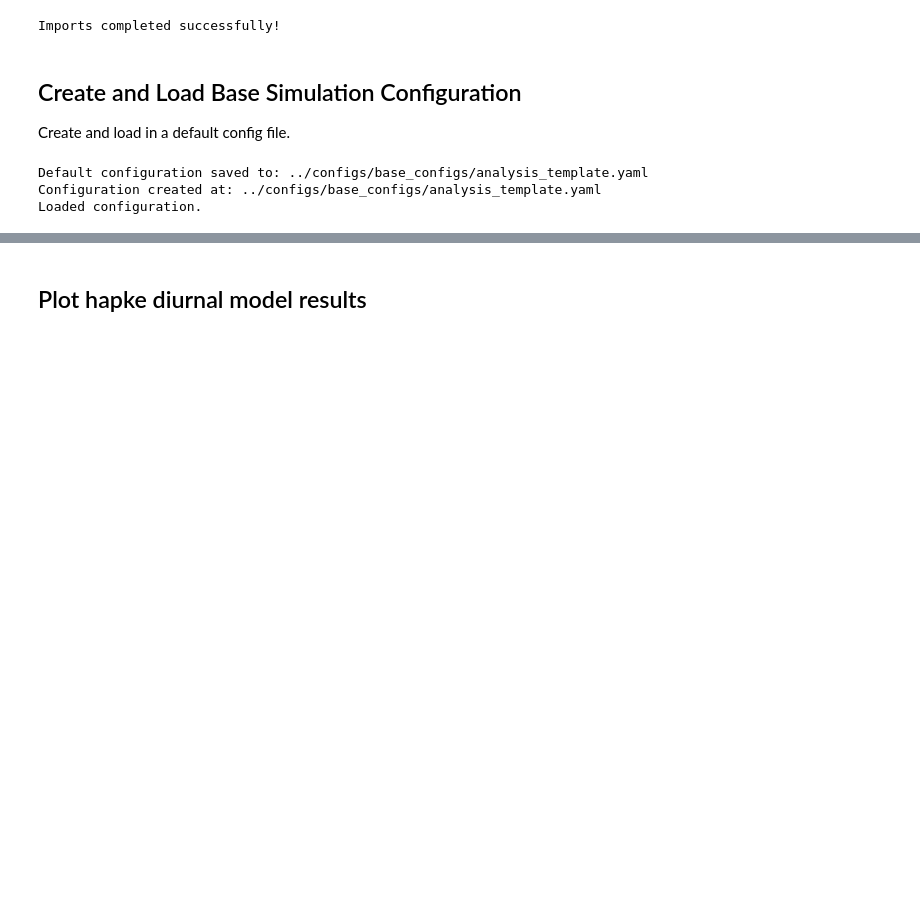
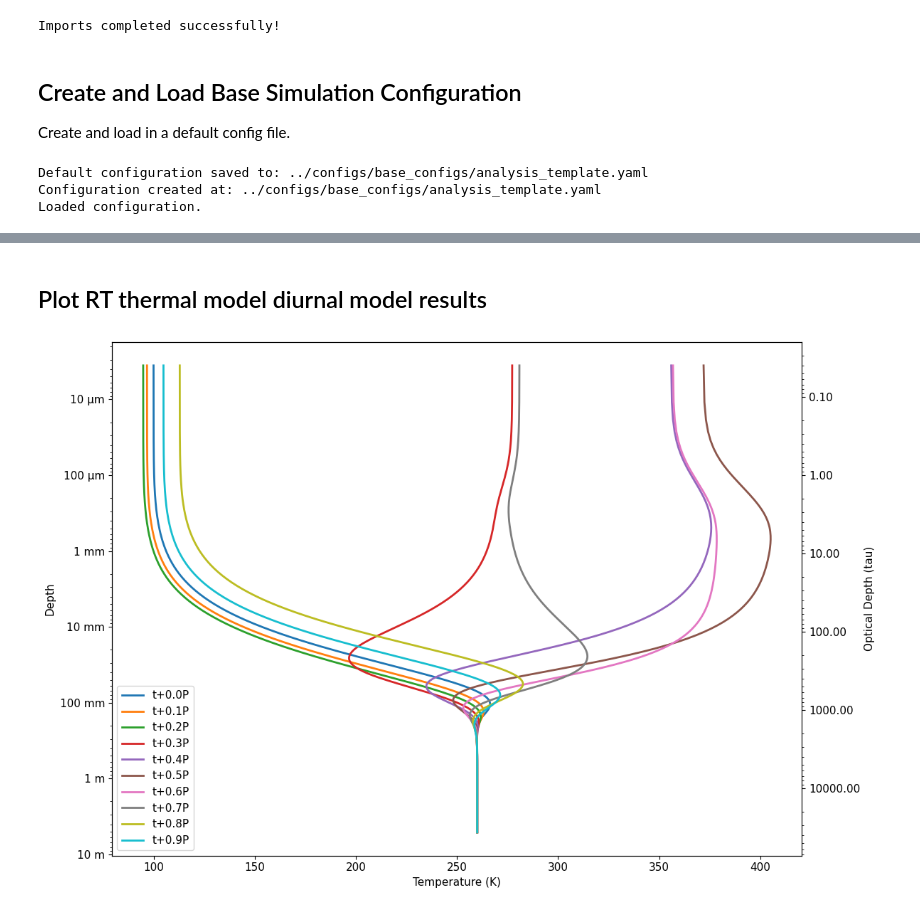
Before and after one commit to andrewryan2727/ThermoSpec, a Jupyter notebook: Analyses/Lunar_diurnal_test.ipynb, the cells around one changed output, grey strips where cells are left out. Drawn from its saved outputs; the diff is of its cells as text; code cells hidden in the pictures; blank space fills up the shorter version.

```diff
--- a/Analyses/Lunar_diurnal_test.ipynb
+++ b/Analyses/Lunar_diurnal_test.ipynb
@@ -78,11 +104,11 @@ settings = {
     'temp_dependent_k': False,      #Only use for non-RTE model. Temperature-dependence of conductivity comes naturally in RTE model.
     'temp_change_threshold': 1.0,
     'P': 29.5306*24*60*60,
-    'dtfac': 50000,
-    'minsteps': 100000,
+    'dtfac': 80000,
+    'minsteps': 50000,
     'ndays': 2,
     'observer_mu': 1.0,                     # Observer zenith angle (0 for nadir)
-    'Et': 10000.0,                          # Mean extinction coefficient. For phi=0.37, 50300. For phi=0.60, 81600.
+    'Et': 7000.0,                          # Mean extinction coefficient. For phi=0.37, 50300. For phi=0.60, 81600.
     'eta': 1.0,                             #Vis/thermal extinction coefficient ratio.
     'ssalb_therm': 0.1,                     # Single scattering albedo for thermal radiation (average from mie code)
     'g_therm': 0.0,                         # Asymmetry parameter for thermal radiation (average from mie code)
@@ -95,10 +121,17 @@ settings = {
     'T_bottom': 260,                        # Sample base fixed at 500 K
     'bottom_bc': 'dirichlet',               # Bottom boundary condition
     'crater': False,
-    'nstr_out': 8,                # Number of streams for output
-    'nmom_out': 8,                # Number of moments for output
+    'nstr_out': 16,                # Number of streams for output
+    'nmom_out': 16,                # Number of moments for output
     'nstr': 4,
-    'nmom': 4
+    'nmom': 4,
+    'fill_frac': 0.37,                      #Fill fraction for particles.
+    'radius': 14.e-6,                       #Particle radius in meters.
+    'mie_file_out': '/Users/ryan/Research/RT_models/RT_thermal_model/Optical_props/enst_300K_mie_combined.txt',  # Mie file for output
+    'wn_bounds_out': '/Users/ryan/Research/RT_models/RT_thermal_model/Optical_props/enst_300k_wn_bounds.txt',  # Wavenumber bounds for output files,
+    'nstr_out': 16,                # Number of streams for output
+    'nmom_out': 16,                # Number of moments for output
+    'scale_Et': False
 }
 
 # Create configuration with overrides
@@ -132,68 +169,60 @@ Time step 0/1664708
 # %% [markdown]
-## Plot hapke diurnal model results
+## Plot RT thermal model diurnal model results
 # %%
 from matplotlib.ticker import FuncFormatter, LogLocator
 
-mu = 1.0
-btemp = emissionT(T_out1[1:-1,:], sim1.grid.x_boundaries,0.0,mu)
-plt.plot(t_out1, btemp, label='Hapke BTemp', color='blue')
-plt.xlabel('Time (s)')
-plt.ylabel('Brightness Temperature (K)')
-plt.legend()
-plt.show()
-
-# Plot temperature profiles vs depth (log scale) with a second x-axis for tau (opacity, non-log)
+# Plot temperature profiles vs depth (log scale) with a second y-axis for tau (opacity, non-log)
 fig, ax1 = plt.subplots()
 time_fracs = np.linspace(0, 1, len(sim1.t_out))
 plot_fracs = np.linspace(0, 0.9, 10)
 for frac in plot_fracs:
     idx = np.argmin(np.abs(time_fracs - frac))
     if hasattr(sim1.cfg.Et,'shape'):
         x_m = sim1.grid.x[1:] / sim1.cfg.Et[1:]
     else:
         x_m = sim1.grid.x[1:] / sim1.cfg.Et
-    ax1.semilogx(x_m, T_out1[1:, idx], label=f't+{frac:.1f}P')
+    ax1.plot(T_out1[1:, idx], x_m, label=f't+{frac:.1f}P')
 
-ax1.set_xlabel('Depth')
-ax1.set_ylabel('Temperature (K)')
+ax1.set_ylabel('Depth')
+ax1.set_xlabel('Temperature (K)')
 ax1.legend()
+ax1.invert_yaxis()
 
 # Set custom ticks for more human-readable units
 def depth_formatter(x, pos):
     if x < 1e-3:
         return f"{x*1e6:.0f} µm"
     elif x < 1:
-        return f"{x*1e3:.2f} mm"
+        return f"{x*1e3:.0f} mm"
     else:
-        return f"{x:.2f} m"
+        return f"{x:.0f} m"
 
-ax1.set_xscale('log')
-ax1.xaxis.set_major_locator(LogLocator(base=10))
-ax1.xaxis.set_major_formatter(FuncFormatter(depth_formatter))
+ax1.set_yscale('log')
+ax1.yaxis.set_major_locator(LogLocator(base=10))
+ax1.yaxis.set_major_formatter(FuncFormatter(depth_formatter))
 
-# Add a second x-axis for tau (opacity)
+# Add a second y-axis for tau (opacity)
 def tau_formatter(tau, pos):
     return f"{tau:.2f}"
 
-# The tau values (opacity) are just sim1.grid.x[1:]
-tau_vals = sim1.grid.x[1:]
-
 # Create the secondary axis
-ax2 = ax1.twiny()
-ax2.set_xlim(ax1.get_xlim())
+ax2 = ax1.twinx()
+ax2.set_ylim(ax1.get_ylim())
 # Convert the log-scale x_m limits back to tau
-xlim = ax1.get_xlim()
+ylim = ax1.get_ylim()
 if hasattr(sim1.cfg.Et,'shape'):
-    tau_min = xlim[0] * sim1.cfg.Et[1]
-    tau_max = xlim[1] * sim1.cfg.Et[-1]
+    tau_min = ylim[0] * sim1.cfg.Et[1]
+    tau_max = ylim[1] * sim1.cfg.Et[-1]
 else:
-    tau_min = xlim[0] * sim1.cfg.Et
-    tau_max = xlim[1] * sim1.cfg.Et
-ax2.set_xscale('log')
-ax2.set_xlim(tau_min, tau_max)
-ax2.xaxis.set_major_locator(LogLocator(base=10))
-ax2.xaxis.set_major_formatter(FuncFormatter(tau_formatter))
-ax2.set_xlabel('Optical Depth (tau)')
+    tau_min = ylim[0] * sim1.cfg.Et
+    tau_max = ylim[1] * sim1.cfg.Et
+ax2.set_yscale('log')
+ax2.set_ylim(tau_min, tau_max)
+ax2.yaxis.set_major_locator(LogLocator(base=10))
+ax2.yaxis.set_major_formatter(FuncFormatter(tau_formatter))
+ax2.set_ylabel('Optical Depth (tau)')
 
 plt.tight_layout()
 plt.show()
+# %% [output]
+[figure, added]
```
Also changed, not shown: parts of 17 cells of this notebook, 10 other files.
